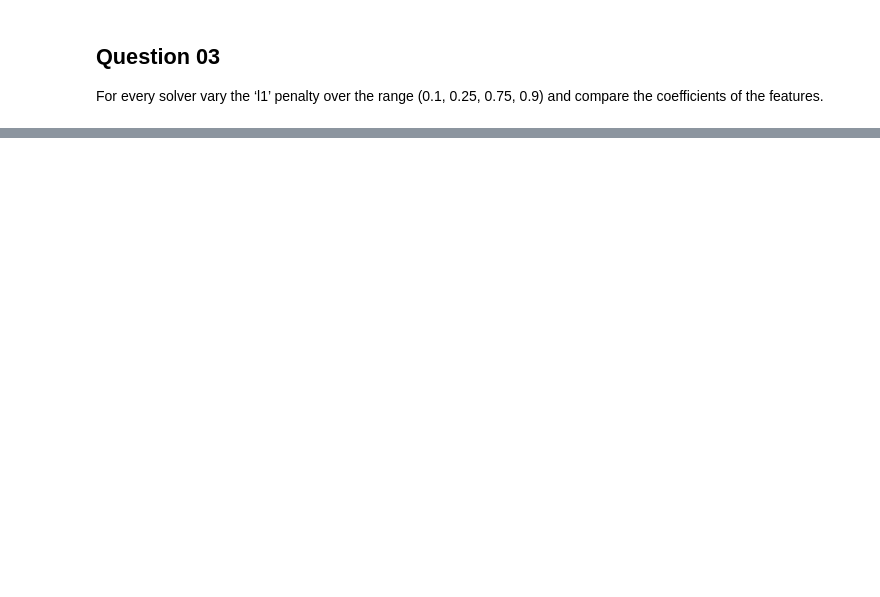
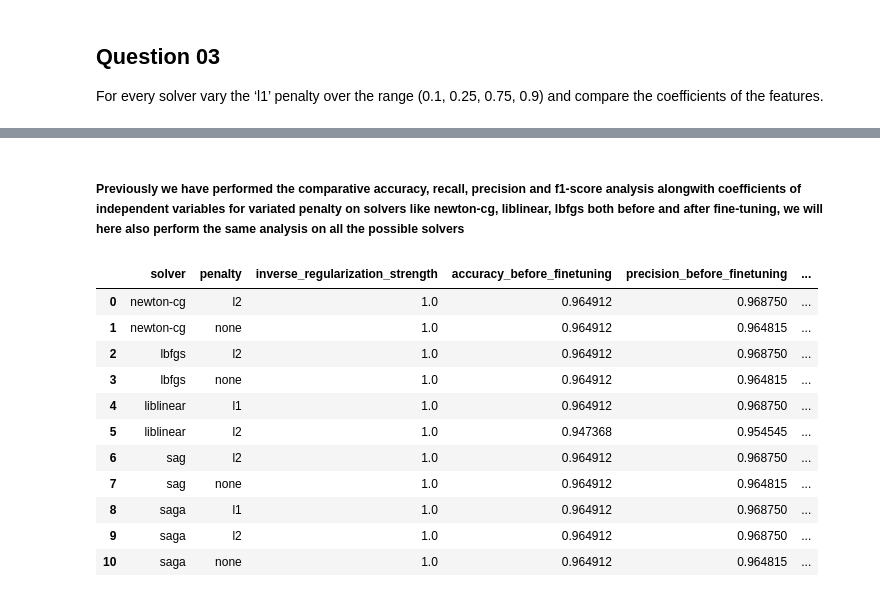
Before and after one commit to FardeenCODEIIEST/MachineLearningLab-CS-4172-, a Jupyter notebook: Assignment02/Assignment02.ipynb, the cells around one changed output, grey strips where cells are left out. Drawn from its saved outputs; the diff is of its cells as text; code cells hidden in the pictures; blank space fills up the shorter version.

```diff
--- a/Assignment02/Assignment02.ipynb
+++ b/Assignment02/Assignment02.ipynb
@@ -247,0 +320,38 @@ compare the coefficients of the features.
+# %% [markdown]
+##### Previously we have performed the comparative accuracy, recall, precision and f1-score analysis alongwith coefficients of independent variables for variated penalty on solvers like newton-cg, liblinear, lbfgs both before and after fine-tuning, we will here also perform the same analysis on all the possible solvers
+# %%
+newton_cg_reg_l2 = utilLogRegInfo(X_train,y_train,X_valid,y_valid,X_test,y_test,solver='newton-cg',penalty='l2')[:11]
+newton_cg_reg_none = utilLogRegInfo(X_train,y_train,X_valid,y_valid,X_test,y_test,solver='newton-cg')[:11]
+lbfgs_reg_l2 = utilLogRegInfo(X_train,y_train,X_valid,y_valid,X_test,y_test,solver='lbfgs',penalty='l2')[:11]
+lbfgs_reg_none = utilLogRegInfo(X_train,y_train,X_valid,y_valid,X_test,y_test,solver='lbfgs')[:11]
+liblinear_reg_l1 = utilLogRegInfo(X_train,y_train,X_valid,y_valid,X_test,y_test,solver='liblinear',penalty='l1')[:11]
+liblinear_reg_l2 = utilLogRegInfo(X_train,y_train,X_valid,y_valid,X_test,y_test,solver='liblinear',penalty='l2')[:11]
+sag_reg_l2 = utilLogRegInfo(X_train,y_train,X_valid,y_valid,X_test,y_test,solver='sag',penalty='l2')[:11]
+sag_reg_none = utilLogRegInfo(X_train,y_train,X_valid,y_valid,X_test,y_test,solver='sag')[:11]
+saga_reg_l1 = utilLogRegInfo(X_train,y_train,X_valid,y_valid,X_test,y_test,solver='saga',penalty='l1')[:11]
+saga_reg_l2 = utilLogRegInfo(X_train,y_train,X_valid,y_valid,X_test,y_test,solver='saga',penalty='l2')[:11]
+saga_reg_none = utilLogRegInfo(X_train,y_train,X_valid,y_valid,X_test,y_test,solver='saga')[:11]
+
+
+final_report = pd.DataFrame(
+    columns= ['solver','penalty','inverse_regularization_strength','accuracy_before_finetuning','precision_before_finetuning',
+              'recall_before_finetuning','F1_score_before_finetuning','accuracy_after_finetuning','precision_after_finetuning',
+              'recall_after_finetuning','F1_score_after_finetuning'],
+    data = [ newton_cg_reg_l2[:11],newton_cg_reg_none[:11],lbfgs_reg_l2[:11],lbfgs_reg_none[:11],liblinear_reg_l1[:11],
+             liblinear_reg_l2[:11], sag_reg_l2[:11], sag_reg_none[:11], saga_reg_l1[:11], saga_reg_l2[:11], saga_reg_none[:11]]
+)
+
+final_report
+# %% [output]
+|  | solver | penalty | inverse_regularization_strength | accuracy_before_finetuning | precision_before_finetuning | ... |
+| 0 | newton-cg | l2 | 1.0 | 0.964912 | 0.968750 | ... |
+| 1 | newton-cg | none | 1.0 | 0.964912 | 0.964815 | ... |
+| 2 | lbfgs | l2 | 1.0 | 0.964912 | 0.968750 | ... |
+| 3 | lbfgs | none | 1.0 | 0.964912 | 0.964815 | ... |
+| 4 | liblinear | l1 | 1.0 | 0.964912 | 0.968750 | ... |
+| 5 | liblinear | l2 | 1.0 | 0.947368 | 0.954545 | ... |
+| 6 | sag | l2 | 1.0 | 0.964912 | 0.968750 | ... |
+| 7 | sag | none | 1.0 | 0.964912 | 0.964815 | ... |
+| 8 | saga | l1 | 1.0 | 0.964912 | 0.968750 | ... |
+| 9 | saga | l2 | 1.0 | 0.964912 | 0.968750 | ... |
+| 10 | saga | none | 1.0 | 0.964912 | 0.964815 | ... |
```
Also changed, not shown: parts of 8 cells of this notebook, 2 other files.
